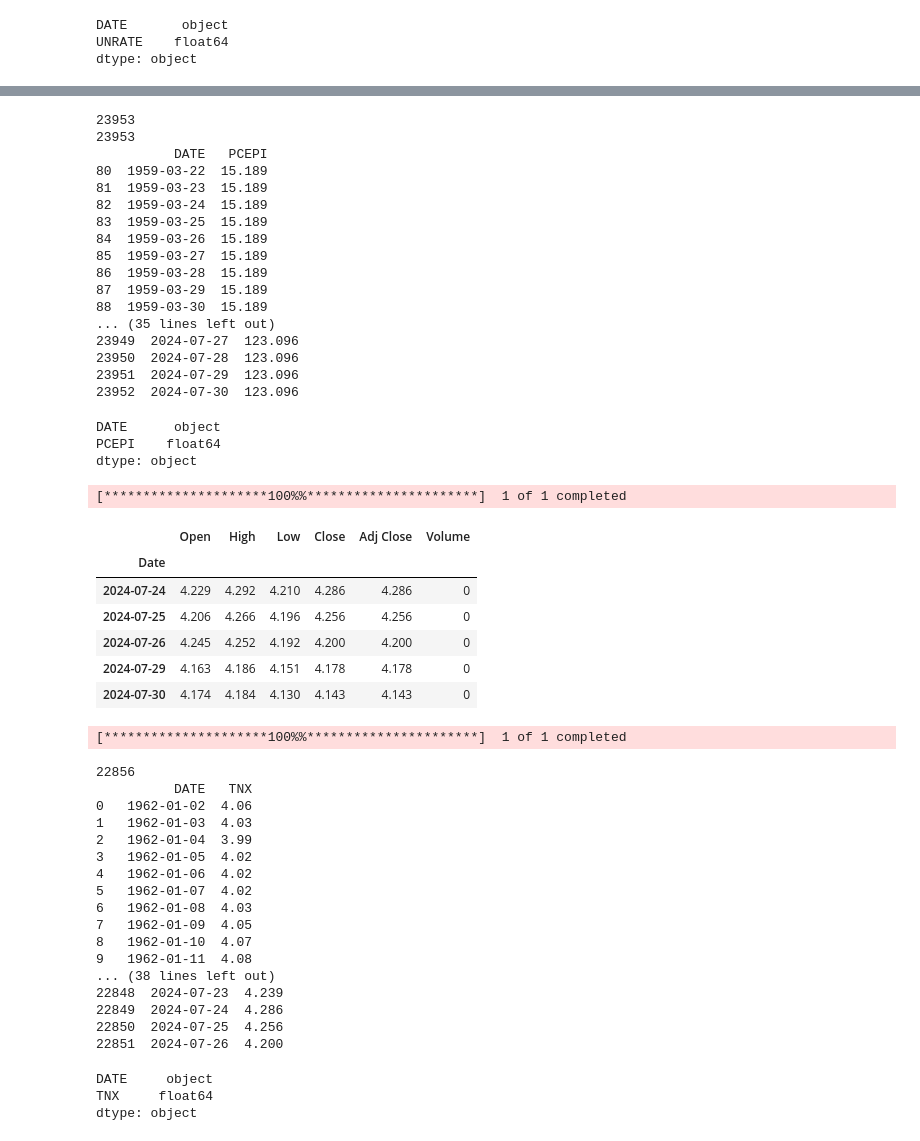
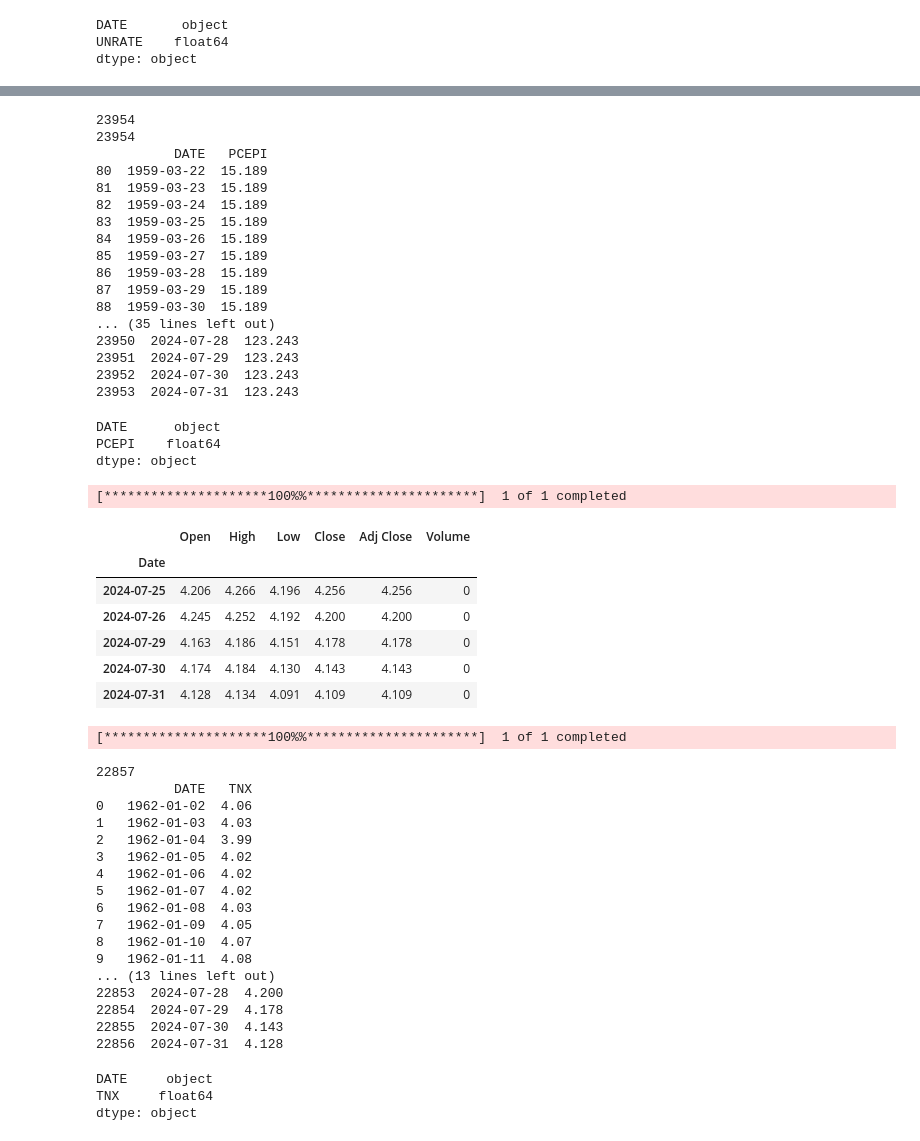
Before and after one commit to AB25122-sudo/MLP_Finance_Fed, a Jupyter notebook: Fed1/crawlling_program/crawling_interest_rate.ipynb, the cells around one changed output, grey strips where cells are left out. Cells and saved outputs as stored; diff of their text form; code cells hidden in the pictures.

```diff
--- a/Fed1/crawlling_program/crawling_interest_rate.ipynb
+++ b/Fed1/crawlling_program/crawling_interest_rate.ipynb
@@ -34,9 +34,9 @@ import numpy as np
 import matplotlib.pyplot as plt
 import datetime
 # %%
-# 종료일자 선언
-end1 = datetime.datetime.now()                              # 날짜데이터 타입인 경우(20240729인 경우 20240728일까지 자동으로 조회)
-end2 = datetime.datetime.now() - datetime.timedelta(days=1) # 날짜데이터 타입인 경우(20240729인 경우 20240728일까지 조회되어 하루 빼줌)
+# 종료일자 선언(2024-08-01 최종 데이터를 만들어 하루씩 더 빼줌)
+end1 = datetime.datetime.now() - datetime.timedelta(days=1) # 날짜데이터 타입인 경우(20240801인 경우 20240731일까지 조회)
+end2 = datetime.datetime.now() - datetime.timedelta(days=2) # 날짜데이터 타입인 경우(20240801인 경우 20240730일까지 조회)
 # %% [markdown]
 1. 연준 기준 금리(Fed benchmark interest rate)-상한/하한으로 표기
 (휴일자 포함)
@@ -403,7 +404,7 @@ df_PCEPI = pd.read_csv(file_path)
 df_PCEPI.head()
 
 # 전체 날짜 범위 생성
-new_dates = pd.date_range(start='1959-01-01', end=end2, freq='D')
+new_dates = pd.date_range(start='1959-01-01', end=end1, freq='D')
 print(len(new_dates))
 # 문자열 형식으로 변환
 new_dates_str = new_dates.strftime('%Y-%m-%d')
@@ -429,8 +430,8 @@ print(len(df_PCEPI_new))
 print(df_PCEPI_new.iloc[23850:23870])
 print(df_PCEPI_new.tail())
 # %% [output]
-23953
-23953
+23954
+23954
           DATE   PCEPI
 80  1959-03-22  15.189
 81  1959-03-23  15.189
@@ -442,10 +443,10 @@ print(df_PCEPI_new.tail())
 87  1959-03-29  15.189
 88  1959-03-30  15.189
 ... (35 lines left out)
-23949  2024-07-27  123.096
-23950  2024-07-28  123.096
-23951  2024-07-29  123.096
-23952  2024-07-30  123.096
+23950  2024-07-28  123.243
+23951  2024-07-29  123.243
+23952  2024-07-30  123.243
+23953  2024-07-31  123.243
 # %%
 df_PCEPI_new.dtypes
 # %% [output]
@@ -454,27 +455,27 @@ PCEPI    float64
 dtype: object
 # %%
 # 미국 국채 10년물 조회(CBOE Interest Rate 10 Year T No)
-df_TNX = yf.download('^TNX', '1962-01-02')
+df_TNX = yf.download('^TNX', '1962-01-02',end1)
 df_TNX.head()
 df_TNX.tail()
 # %% [output]
 [*********************100%%**********************]  1 of 1 completed
 |  | Open | High | Low | Close | Adj Close | Volume |
 | Date |  |  |  |  |  |  |
-| 2024-07-24 | 4.229 | 4.292 | 4.210 | 4.286 | 4.286 | 0 |
 | 2024-07-25 | 4.206 | 4.266 | 4.196 | 4.256 | 4.256 | 0 |
 | 2024-07-26 | 4.245 | 4.252 | 4.192 | 4.200 | 4.200 | 0 |
 | 2024-07-29 | 4.163 | 4.186 | 4.151 | 4.178 | 4.178 | 0 |
 | 2024-07-30 | 4.174 | 4.184 | 4.130 | 4.143 | 4.143 | 0 |
+| 2024-07-31 | 4.128 | 4.134 | 4.091 | 4.109 | 4.109 | 0 |
 # %%
 # 미국 국채 10년물 조회(CBOE Interest Rate 10 Year T No) =>휴일 감안하여 수정종가(Adj Close)만 적용
-df_TNX = yf.download('^TNX', '1962-01-02')
+df_TNX = yf.download('^TNX', '1962-01-02',end1)
 df_TNX.head()
 # yahoo-finance data의 경우 아래와 같이 추가하여 Data를 정상적으로 인식
 df_TNX = df_TNX.reset_index()
 
 # 전체 날짜 범위 생성
-new_dates = pd.date_range(start='1962-01-02', end=end2, freq='D')
+new_dates = pd.date_range(start='1962-01-02', end=end1, freq='D')
 
 # 문자열 형식으로 변환
 new_dates_str = new_dates.strftime('%Y-%m-%d')
@@ -490,17 +491,21 @@ for i in range(len(df_TNX_new)):
     current_date = df_TNX_new.loc[i, 'DATE']
     # 해당 날짜보다 작거나 같은 가장 가까운 날짜의 값을 찾음
     mask = df_TNX['Date'] <= current_date
-    if mask.any():
-        closest_date_value = df_TNX.loc[mask, 'Adj Close'].values[-1]
+    if mask.any(): # true 조건
+        # 2024-07-31만 시가 (미국시간 08:44분, 한국시간 21:44분)
+        if current_date == '2024-07-31' :
+            closest_date_value = df_TNX.loc[mask, 'Open'].values[-1] #true조건 마지막 값
+        else :
+            closest_date_value = df_TNX.loc[mask, 'Adj Close'].values[-1]
         df_TNX_new.loc[i, 'TNX'] = closest_date_value
 
 # 결과 출력
 print(df_TNX_new.iloc[0:20])
 print(len(df_TNX_new))
-print(df_TNX_new.iloc[22822:22852])
+print(df_TNX_new.tail())
 # %% [output]
 [*********************100%%**********************]  1 of 1 completed
-22856
+22857
           DATE   TNX
 0   1962-01-02  4.06
 1   1962-01-03  4.03
@@ -512,11 +517,11 @@ print(df_TNX_new.iloc[22822:22852])
 7   1962-01-09  4.05
 8   1962-01-10  4.07
 9   1962-01-11  4.08
-... (38 lines left out)
-22848  2024-07-23  4.239
-22849  2024-07-24  4.286
-22850  2024-07-25  4.256
-22851  2024-07-26  4.200
+... (13 lines left out)
+22853  2024-07-28  4.200
+22854  2024-07-29  4.178
+22855  2024-07-30  4.143
+22856  2024-07-31  4.128
 # %%
 df_TNX_new.dtypes
 # %% [output]
```
Also changed, not shown: parts of 15 cells of this notebook, 5 other files.
